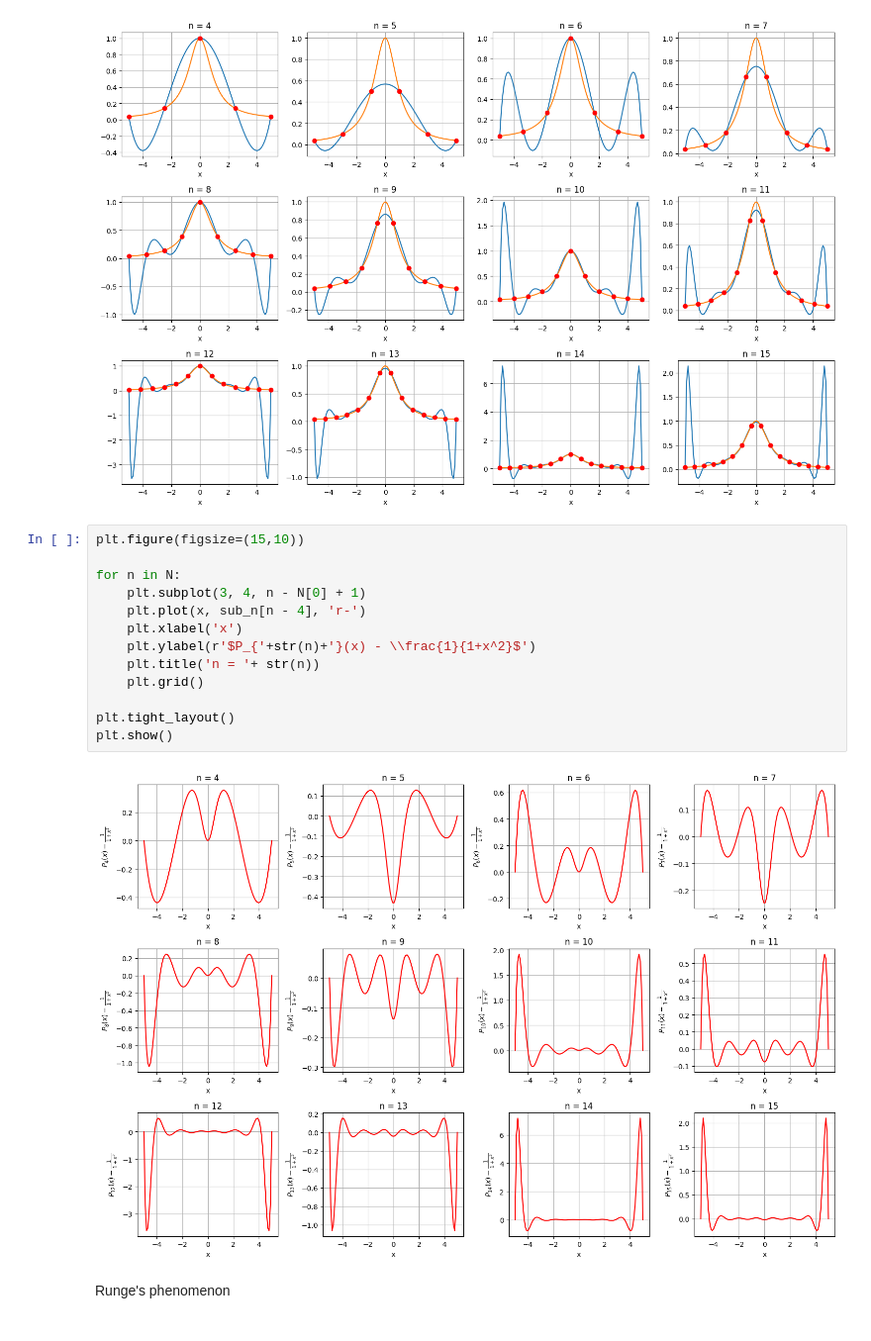
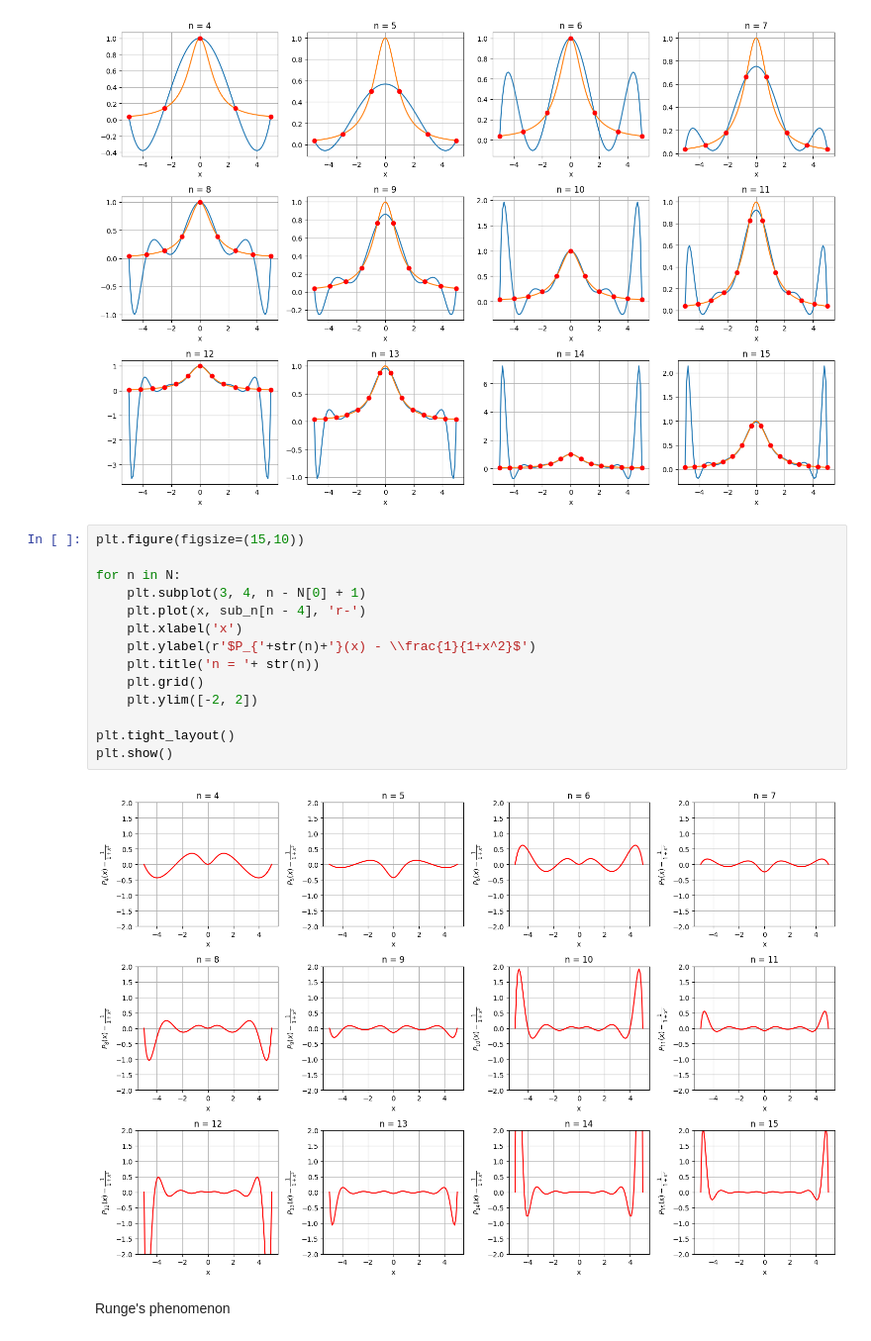
Before and after one commit to CuSynth/computational-physics, a Jupyter notebook: #5 Polynomial/solution.ipynb, the cells around one changed output. Shown at 99% size. Drawn from its saved outputs; the diff is of its cells as text.

```diff
--- a/#5 Polynomial/solution.ipynb
+++ b/#5 Polynomial/solution.ipynb
@@ -74,17 +74,18 @@ plt.show()
 # %%
 plt.figure(figsize=(15,10))
 
 for n in N:
     plt.subplot(3, 4, n - N[0] + 1)
     plt.plot(x, sub_n[n - 4], 'r-')
     plt.xlabel('x')
     plt.ylabel(r'$P_{'+str(n)+'}(x) - \\frac{1}{1+x^2}$')
     plt.title('n = '+ str(n))
     plt.grid()
+    plt.ylim([-2, 2])
 
 plt.tight_layout()
 plt.show()
 # %% [output]
-[figure, old version]
+[figure, new version]
 # %% [markdown]
 Runge's phenomenon
```
Also changed, not shown: parts of 4 cells of this notebook, 3 other files.
